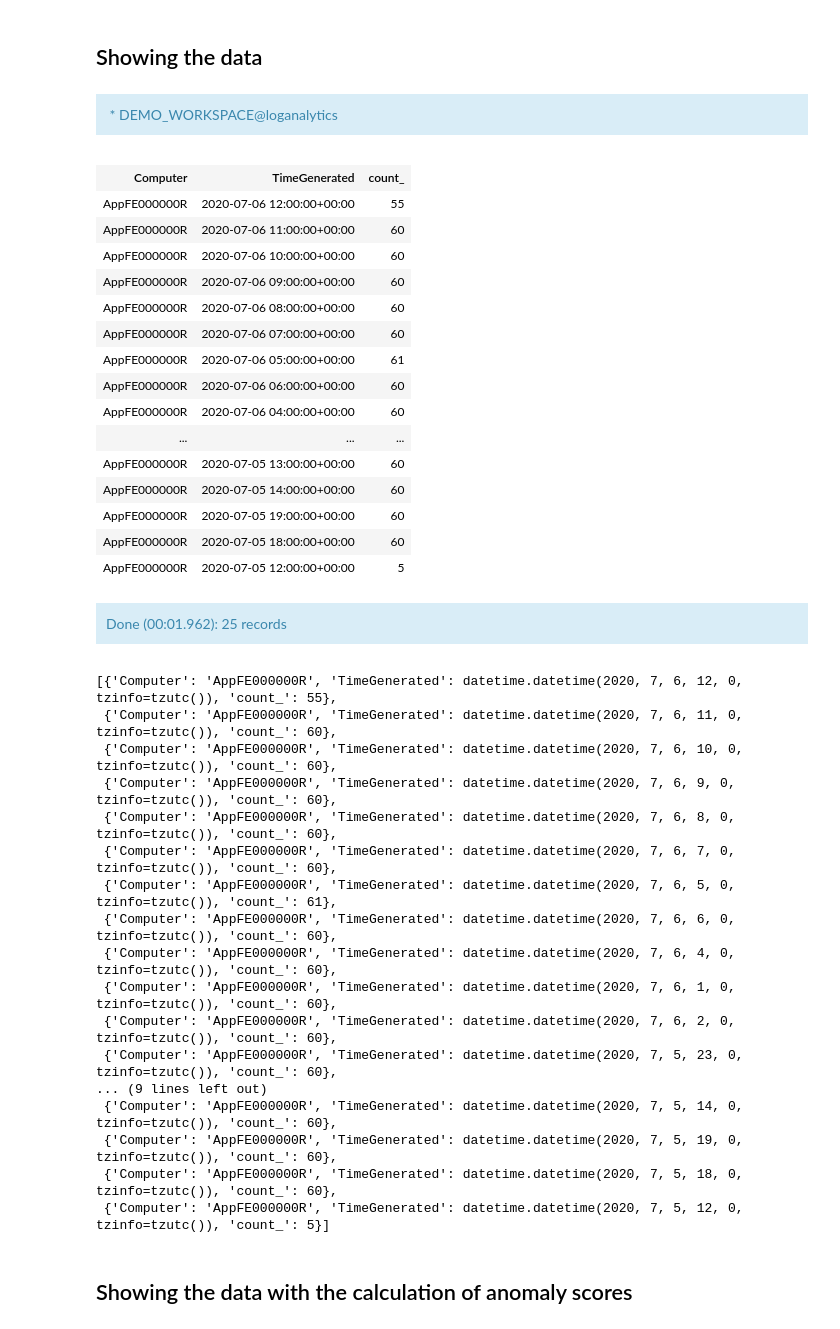
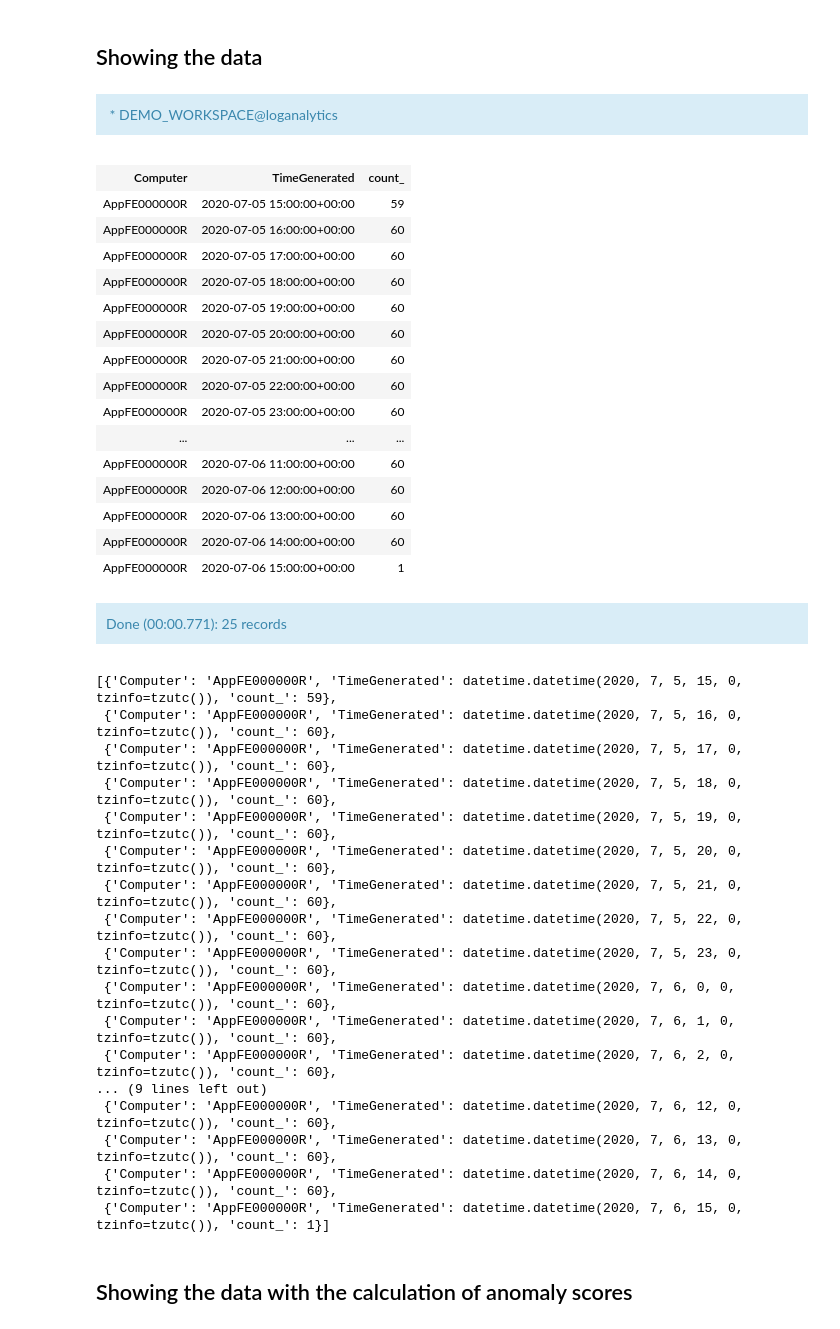
Before and after one commit to NorthwaveNL/explaining-kql-seriesoutliers, a Jupyter notebook: explaining_kql_series_outliers.ipynb, the cells around one changed output. Cells and saved outputs as stored; diff of their text form; code cells hidden in the pictures.

```diff
--- a/explaining_kql_series_outliers.ipynb
+++ b/explaining_kql_series_outliers.ipynb
@@ -418,45 +417,46 @@ Done (00:01.794): 25 records
 # %%
 %%kql
 Heartbeat
 | where TimeGenerated > ago(1d)
 | where Computer == "AppFE000000R"
 | summarize count() by Computer, bin(TimeGenerated,1h)
+| sort by TimeGenerated asc
 # %% [output]
 * DEMO_WORKSPACE@loganalytics
 | Computer | TimeGenerated | count_ |
-| AppFE000000R | 2020-07-06 12:00:00+00:00 | 55 |
+| AppFE000000R | 2020-07-05 15:00:00+00:00 | 59 |
+| AppFE000000R | 2020-07-05 16:00:00+00:00 | 60 |
+| AppFE000000R | 2020-07-05 17:00:00+00:00 | 60 |
+| AppFE000000R | 2020-07-05 18:00:00+00:00 | 60 |
+| AppFE000000R | 2020-07-05 19:00:00+00:00 | 60 |
+| AppFE000000R | 2020-07-05 20:00:00+00:00 | 60 |
+| AppFE000000R | 2020-07-05 21:00:00+00:00 | 60 |
+| AppFE000000R | 2020-07-05 22:00:00+00:00 | 60 |
+| AppFE000000R | 2020-07-05 23:00:00+00:00 | 60 |
+| ... | ... | ... |
 | AppFE000000R | 2020-07-06 11:00:00+00:00 | 60 |
-| AppFE000000R | 2020-07-06 10:00:00+00:00 | 60 |
-| AppFE000000R | 2020-07-06 09:00:00+00:00 | 60 |
-| AppFE000000R | 2020-07-06 08:00:00+00:00 | 60 |
-| AppFE000000R | 2020-07-06 07:00:00+00:00 | 60 |
-| AppFE000000R | 2020-07-06 05:00:00+00:00 | 61 |
-| AppFE000000R | 2020-07-06 06:00:00+00:00 | 60 |
-| AppFE000000R | 2020-07-06 04:00:00+00:00 | 60 |
-| ... | ... | ... |
-| AppFE000000R | 2020-07-05 13:00:00+00:00 | 60 |
-| AppFE000000R | 2020-07-05 14:00:00+00:00 | 60 |
-| AppFE000000R | 2020-07-05 19:00:00+00:00 | 60 |
-| AppFE000000R | 2020-07-05 18:00:00+00:00 | 60 |
-| AppFE000000R | 2020-07-05 12:00:00+00:00 | 5 |
+| AppFE000000R | 2020-07-06 12:00:00+00:00 | 60 |
+| AppFE000000R | 2020-07-06 13:00:00+00:00 | 60 |
+| AppFE000000R | 2020-07-06 14:00:00+00:00 | 60 |
+| AppFE000000R | 2020-07-06 15:00:00+00:00 | 1 |
-Done (00:01.962): 25 records
+Done (00:00.771): 25 records
-[{'Computer': 'AppFE000000R', 'TimeGenerated': datetime.datetime(2020, 7, 6, 12, 0, tzinfo=tzutc()), 'count_': 55},
- {'Computer': 'AppFE000000R', 'TimeGenerated': datetime.datetime(2020, 7, 6, 11, 0, tzinfo=tzutc()), 'count_': 60},
- {'Computer': 'AppFE000000R', 'TimeGenerated': datetime.datetime(2020, 7, 6, 10, 0, tzinfo=tzutc()), 'count_': 60},
- {'Computer': 'AppFE000000R', 'TimeGenerated': datetime.datetime(2020, 7, 6, 9, 0, tzinfo=tzutc()), 'count_': 60},
- {'Computer': 'AppFE000000R', 'TimeGenerated': datetime.datetime(2020, 7, 6, 8, 0, tzinfo=tzutc()), 'count_': 60},
- {'Computer': 'AppFE000000R', 'TimeGenerated': datetime.datetime(2020, 7, 6, 7, 0, tzinfo=tzutc()), 'count_': 60},
- {'Computer': 'AppFE000000R', 'TimeGenerated': datetime.datetime(2020, 7, 6, 5, 0, tzinfo=tzutc()), 'count_': 61},
- {'Computer': 'AppFE000000R', 'TimeGenerated': datetime.datetime(2020, 7, 6, 6, 0, tzinfo=tzutc()), 'count_': 60},
- {'Computer': 'AppFE000000R', 'TimeGenerated': datetime.datetime(2020, 7, 6, 4, 0, tzinfo=tzutc()), 'count_': 60},
+[{'Computer': 'AppFE000000R', 'TimeGenerated': datetime.datetime(2020, 7, 5, 15, 0, tzinfo=tzutc()), 'count_': 59},
+ {'Computer': 'AppFE000000R', 'TimeGenerated': datetime.datetime(2020, 7, 5, 16, 0, tzinfo=tzutc()), 'count_': 60},
+ {'Computer': 'AppFE000000R', 'TimeGenerated': datetime.datetime(2020, 7, 5, 17, 0, tzinfo=tzutc()), 'count_': 60},
+ {'Computer': 'AppFE000000R', 'TimeGenerated': datetime.datetime(2020, 7, 5, 18, 0, tzinfo=tzutc()), 'count_': 60},
+ {'Computer': 'AppFE000000R', 'TimeGenerated': datetime.datetime(2020, 7, 5, 19, 0, tzinfo=tzutc()), 'count_': 60},
+ {'Computer': 'AppFE000000R', 'TimeGenerated': datetime.datetime(2020, 7, 5, 20, 0, tzinfo=tzutc()), 'count_': 60},
+ {'Computer': 'AppFE000000R', 'TimeGenerated': datetime.datetime(2020, 7, 5, 21, 0, tzinfo=tzutc()), 'count_': 60},
+ {'Computer': 'AppFE000000R', 'TimeGenerated': datetime.datetime(2020, 7, 5, 22, 0, tzinfo=tzutc()), 'count_': 60},
+ {'Computer': 'AppFE000000R', 'TimeGenerated': datetime.datetime(2020, 7, 5, 23, 0, tzinfo=tzutc()), 'count_': 60},
+ {'Computer': 'AppFE000000R', 'TimeGenerated': datetime.datetime(2020, 7, 6, 0, 0, tzinfo=tzutc()), 'count_': 60},
  {'Computer': 'AppFE000000R', 'TimeGenerated': datetime.datetime(2020, 7, 6, 1, 0, tzinfo=tzutc()), 'count_': 60},
  {'Computer': 'AppFE000000R', 'TimeGenerated': datetime.datetime(2020, 7, 6, 2, 0, tzinfo=tzutc()), 'count_': 60},
- {'Computer': 'AppFE000000R', 'TimeGenerated': datetime.datetime(2020, 7, 5, 23, 0, tzinfo=tzutc()), 'count_': 60},
 ... (9 lines left out)
- {'Computer': 'AppFE000000R', 'TimeGenerated': datetime.datetime(2020, 7, 5, 14, 0, tzinfo=tzutc()), 'count_': 60},
- {'Computer': 'AppFE000000R', 'TimeGenerated': datetime.datetime(2020, 7, 5, 19, 0, tzinfo=tzutc()), 'count_': 60},
- {'Computer': 'AppFE000000R', 'TimeGenerated': datetime.datetime(2020, 7, 5, 18, 0, tzinfo=tzutc()), 'count_': 60},
- {'Computer': 'AppFE000000R', 'TimeGenerated': datetime.datetime(2020, 7, 5, 12, 0, tzinfo=tzutc()), 'count_': 5}]
+ {'Computer': 'AppFE000000R', 'TimeGenerated': datetime.datetime(2020, 7, 6, 12, 0, tzinfo=tzutc()), 'count_': 60},
+ {'Computer': 'AppFE000000R', 'TimeGenerated': datetime.datetime(2020, 7, 6, 13, 0, tzinfo=tzutc()), 'count_': 60},
+ {'Computer': 'AppFE000000R', 'TimeGenerated': datetime.datetime(2020, 7, 6, 14, 0, tzinfo=tzutc()), 'count_': 60},
+ {'Computer': 'AppFE000000R', 'TimeGenerated': datetime.datetime(2020, 7, 6, 15, 0, tzinfo=tzutc()), 'count_': 1}]
 # %% [markdown]
 ## Showing the data with the calculation of anomaly scores
 # %%
```
Also changed, not shown: parts of 12 cells of this notebook.
